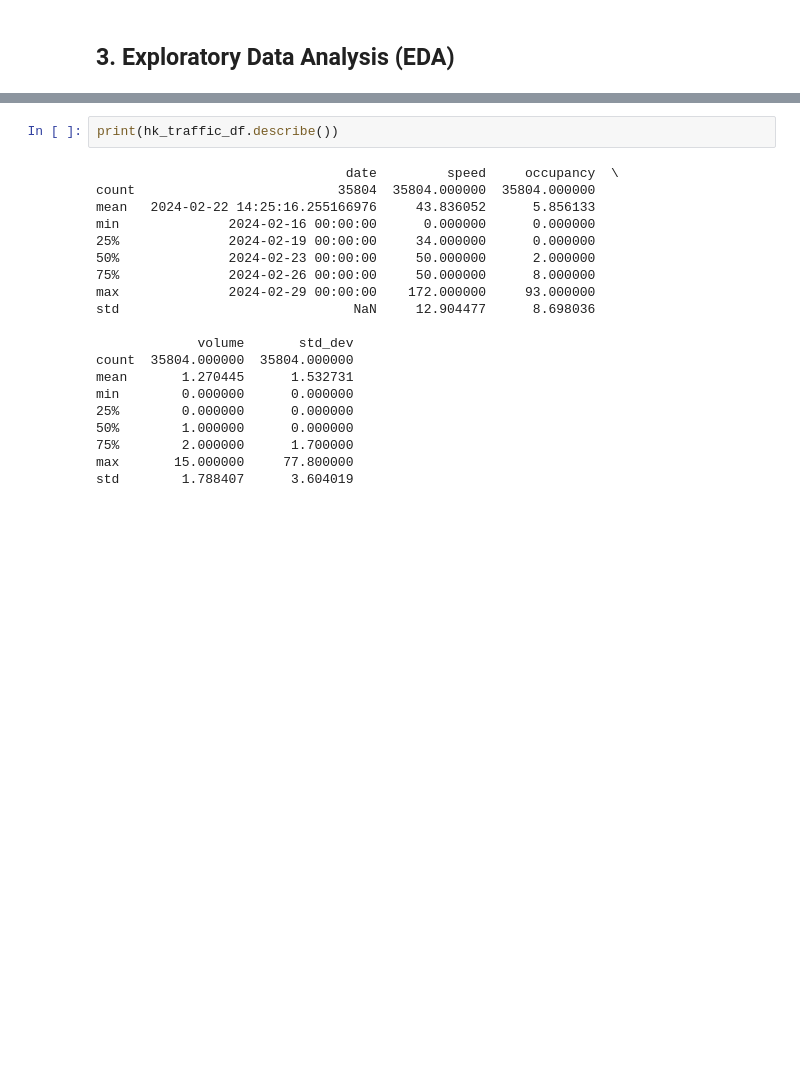
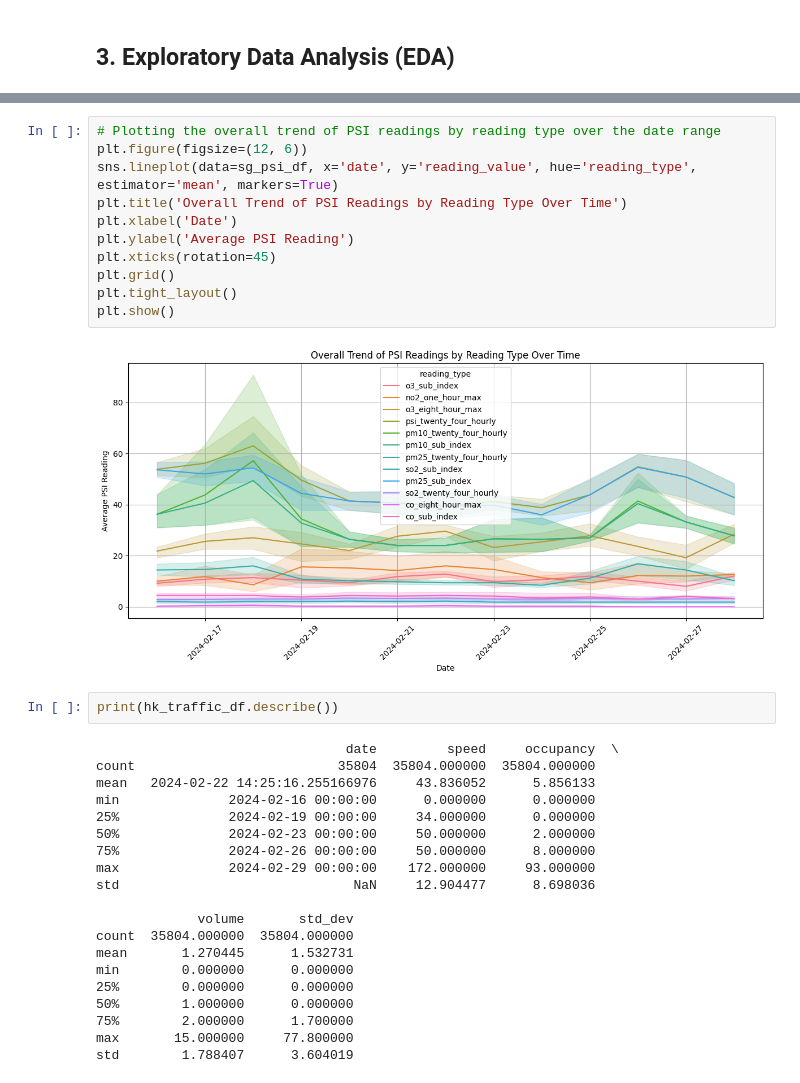
Before and after one commit to linxianying/G12_GuidedProject, a Jupyter notebook: traffic_air_sg.ipynb, the cells around one changed output, grey strips where cells are left out. Drawn from its saved outputs; the diff is of its cells as text; blank space fills up the shorter version.

```diff
--- a/traffic_air_sg.ipynb
+++ b/traffic_air_sg.ipynb
@@ -314,3 +384,16 @@ dtype: int64
+# %%
+# Plotting the overall trend of PSI readings by reading type over the date range
+plt.figure(figsize=(12, 6))
+sns.lineplot(data=sg_psi_df, x='date', y='reading_value', hue='reading_type', estimator='mean', markers=True)
+plt.title('Overall Trend of PSI Readings by Reading Type Over Time')
+plt.xlabel('Date')
+plt.ylabel('Average PSI Reading')
+plt.xticks(rotation=45)
+plt.grid()
+plt.tight_layout()
+plt.show()
+# %% [output]
+[figure, added]
 # %%
 print(hk_traffic_df.describe())
 # %% [output]
```
Also changed, not shown: parts of 4 cells of this notebook.
